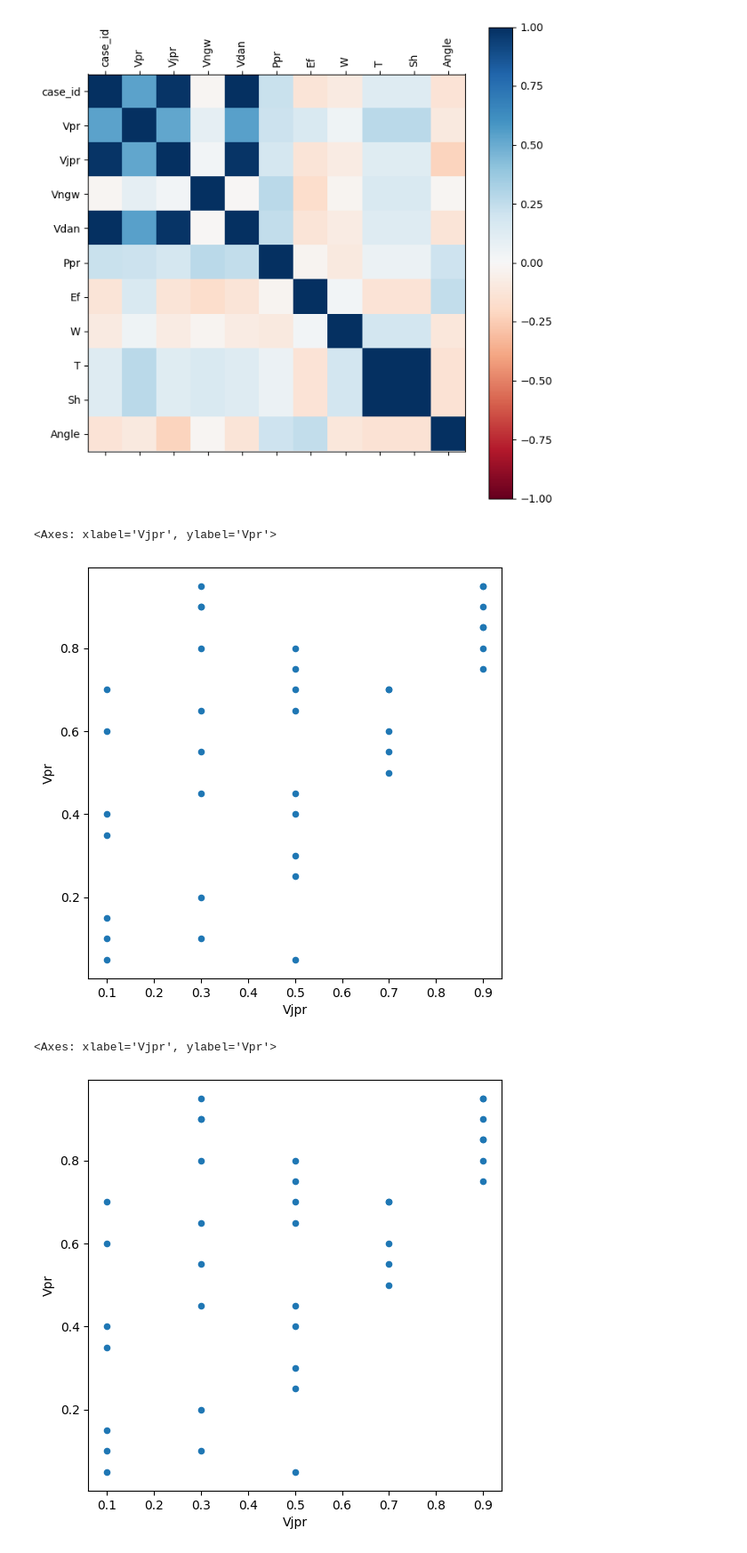
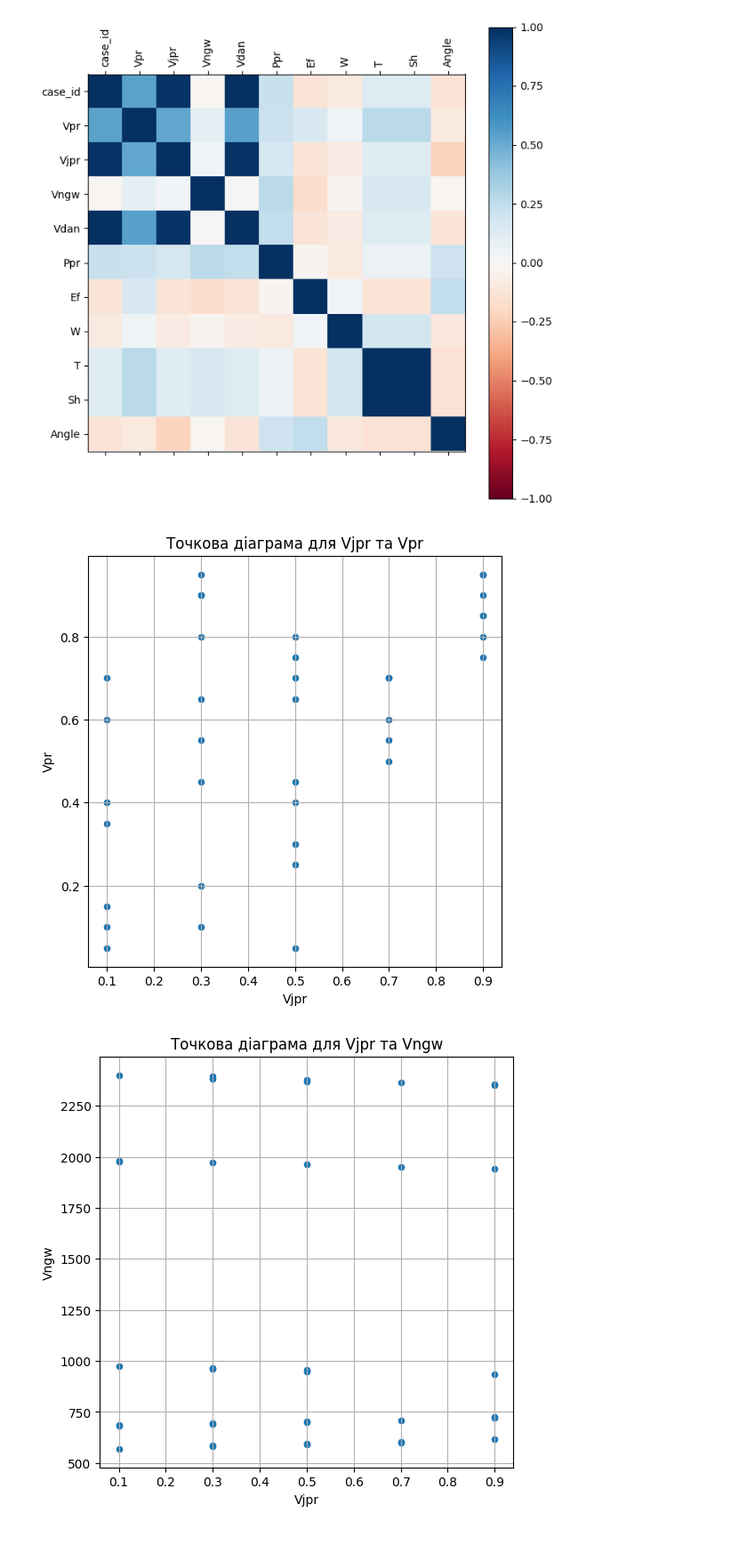
Before and after one commit to IrynaBarnych/AI_EX, a Jupyter notebook: exam/Екзамен.ipynb, the cells around one changed output. Shown at 89% size. Drawn from its saved outputs; the diff is of its cells as text; code cells hidden in the pictures.

Commit message:
додала точкові діаграми

```diff
--- a/exam/Екзамен.ipynb
+++ b/exam/Екзамен.ipynb
@@ -405,13 +405,16 @@ plt.colorbar()
 plt.clim(-1, 1)
 # %% [output]
 [figure]
-# %%
-df.plot(kind='scatter', x='Vjpr', y='Vpr', figsize=(6,6))
-# %% [output]
-<Axes: xlabel='Vjpr', ylabel='Vpr'>
-[figure, removed]
-# %%
-df.plot(kind='scatter', x='Vjpr', y='Vpr', figsize=(6,6))
-# %% [output]
-<Axes: xlabel='Vjpr', ylabel='Vpr'>
-[figure, removed]
+# %%
+numerical_features = ['Vpr', 'Vngw', 'Vdan', 'Ppr', 'Ef', 'W', 'T', 'Sh', 'Angle']
+
+# Створення точкових діаграм для кожної числової ознаки по відношенню до Vjpr
+for feature in numerical_features:
+    df.plot(kind='scatter', x='Vjpr', y=feature, figsize=(6,6), title=f'Tочкова діаграма для Vjpr та {feature}')
+    plt.xlabel('Vjpr')
+    plt.ylabel(feature)
+    plt.grid(True)
+    plt.show()
+# %% [output]
+[figure, added]
+[figure, added]
```
Also changed, not shown: parts of 1 cell of this notebook.
